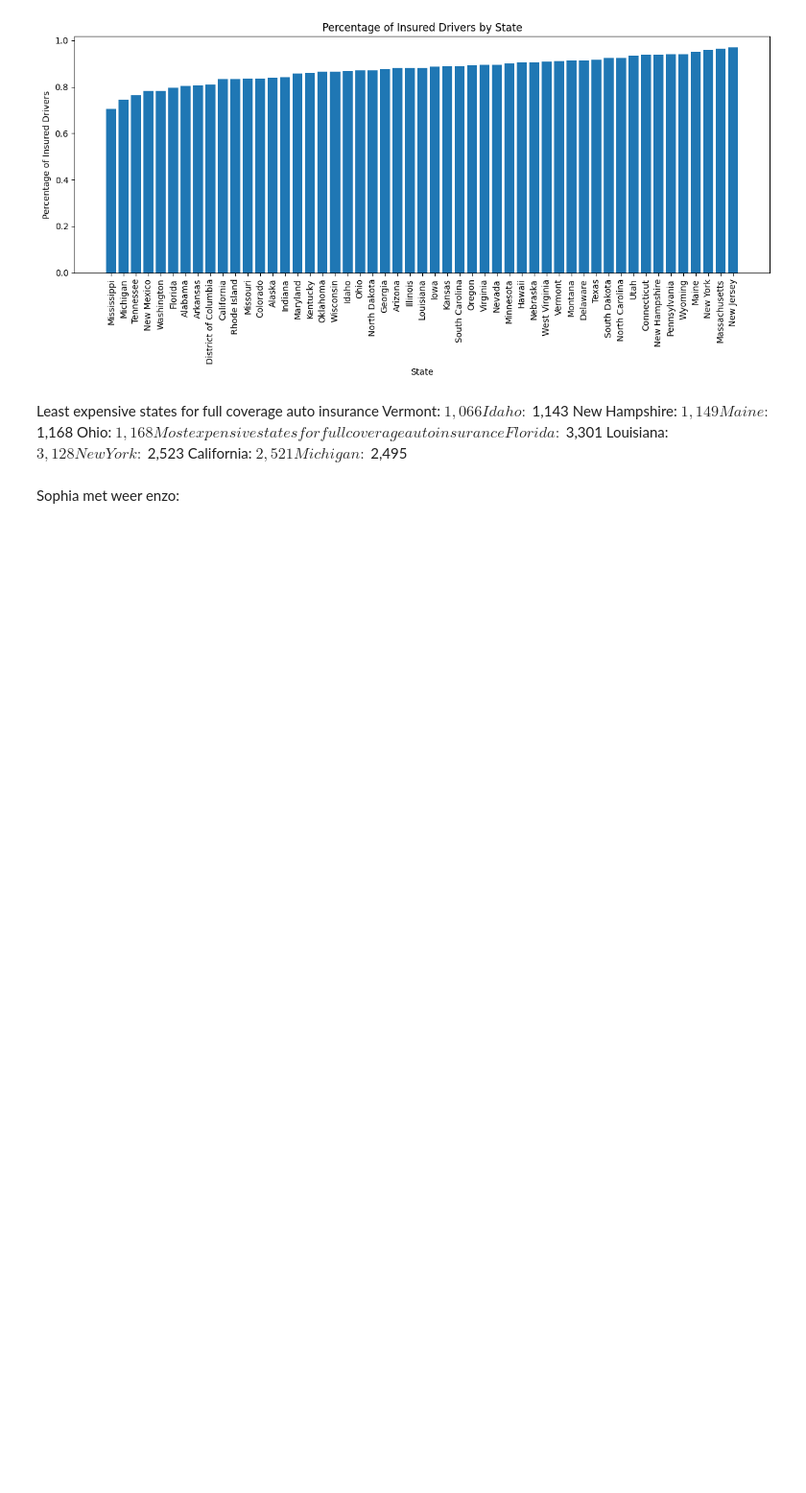
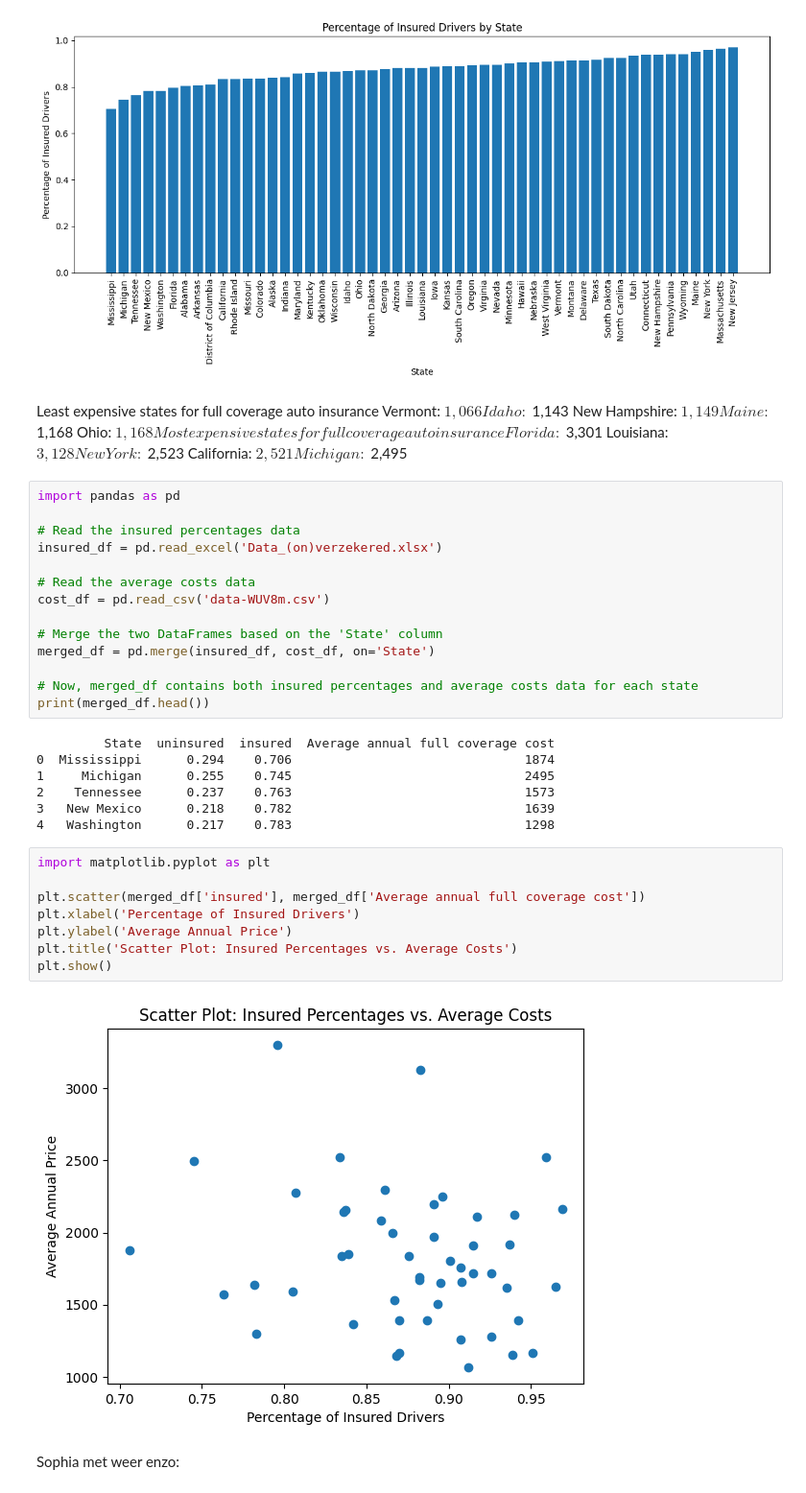
Before and after one commit to IsabelvanDam19/WT_Specialisatie, a Jupyter notebook: Beetje dingen enzo.ipynb, the cells around one changed output. Shown at 96% size. Cells and saved outputs as stored; diff of their text form; blank space fills up the shorter version.

Commit message:
merged dingen

```diff
--- a/Beetje dingen enzo.ipynb
+++ b/Beetje dingen enzo.ipynb
@@ -256,6 +256,37 @@ Louisiana: $3,128
 New York: $2,523
 California: $2,521
 Michigan: $2,495
+# %%
+import pandas as pd
+
+# Read the insured percentages data
+insured_df = pd.read_excel('Data_(on)verzekered.xlsx')
+
+# Read the average costs data
+cost_df = pd.read_csv('data-WUV8m.csv')
+
+# Merge the two DataFrames based on the 'State' column
+merged_df = pd.merge(insured_df, cost_df, on='State')
+
+# Now, merged_df contains both insured percentages and average costs data for each state
+print(merged_df.head())
+# %% [output]
+         State  uninsured  insured  Average annual full coverage cost
+0  Mississippi      0.294    0.706                               1874
+1     Michigan      0.255    0.745                               2495
+2    Tennessee      0.237    0.763                               1573
+3   New Mexico      0.218    0.782                               1639
+4   Washington      0.217    0.783                               1298
+# %%
+import matplotlib.pyplot as plt
+
+plt.scatter(merged_df['insured'], merged_df['Average annual full coverage cost'])
+plt.xlabel('Percentage of Insured Drivers')
+plt.ylabel('Average Annual Price')
+plt.title('Scatter Plot: Insured Percentages vs. Average Costs')
+plt.show()
+# %% [output]
+[figure, added]
 # %% [markdown]
 Sophia met weer enzo:
 # %%
```
